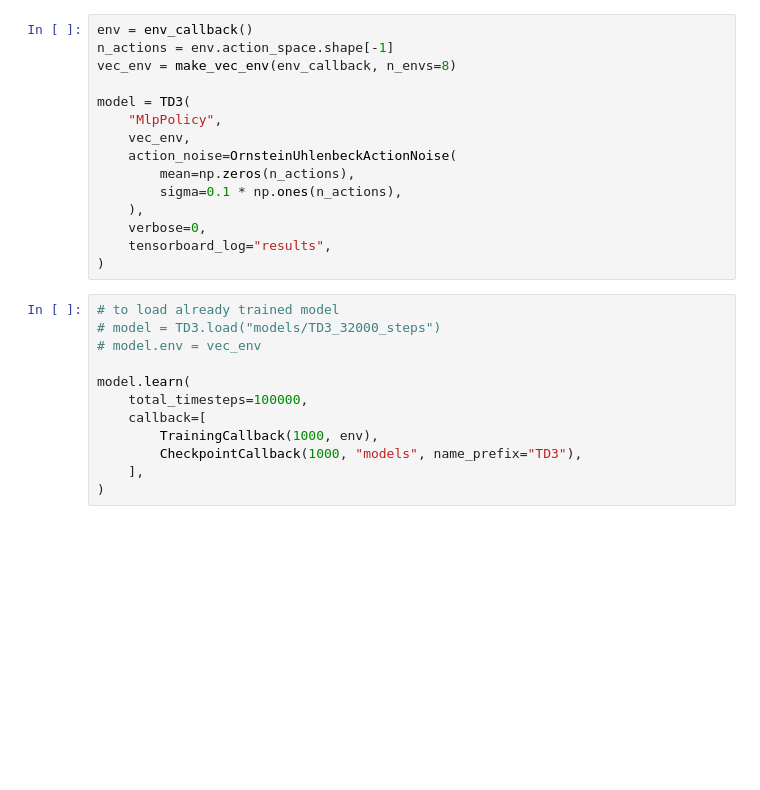
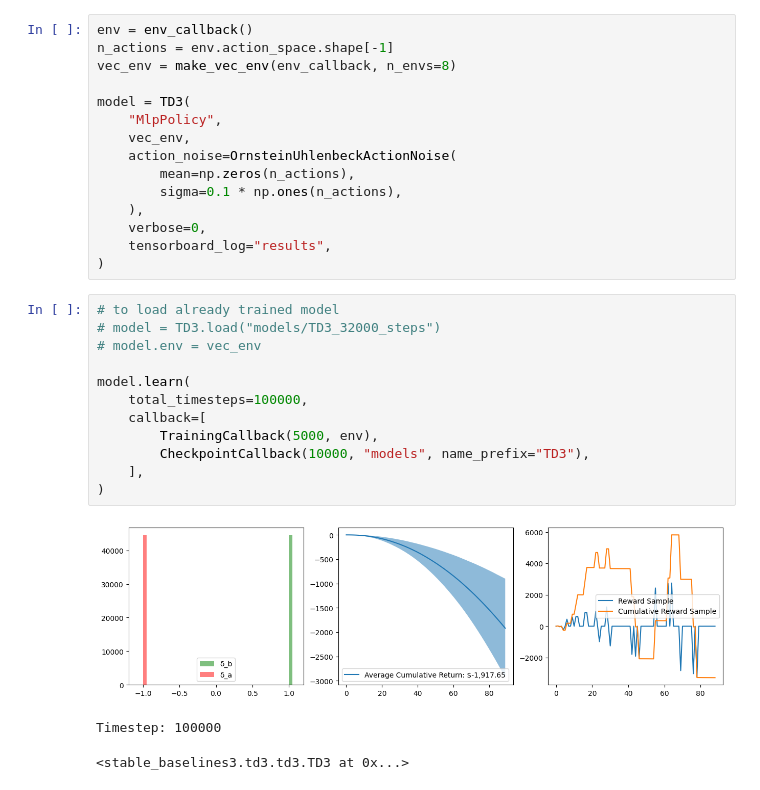
Before and after one commit to alfatti/AI4MarketMaking, a Jupyter notebook: rl/td3.ipynb, the cells around one changed output. Drawn from its saved outputs; the diff is of its cells as text; blank space fills up the shorter version.

```diff
--- a/rl/td3.ipynb
+++ b/rl/td3.ipynb
@@ -27,12 +27,16 @@ model = TD3(
 # %%
 # to load already trained model
 # model = TD3.load("models/TD3_32000_steps")
 # model.env = vec_env
 
 model.learn(
     total_timesteps=100000,
     callback=[
-        TrainingCallback(1000, env),
-        CheckpointCallback(1000, "models", name_prefix="TD3"),
+        TrainingCallback(5000, env),
+        CheckpointCallback(10000, "models", name_prefix="TD3"),
     ],
 )
+# %% [output]
+[figure, added]
+Timestep: 100000
+<stable_baselines3.td3.td3.TD3 at 0x...>
```
Also changed, not shown: 6 other files.
